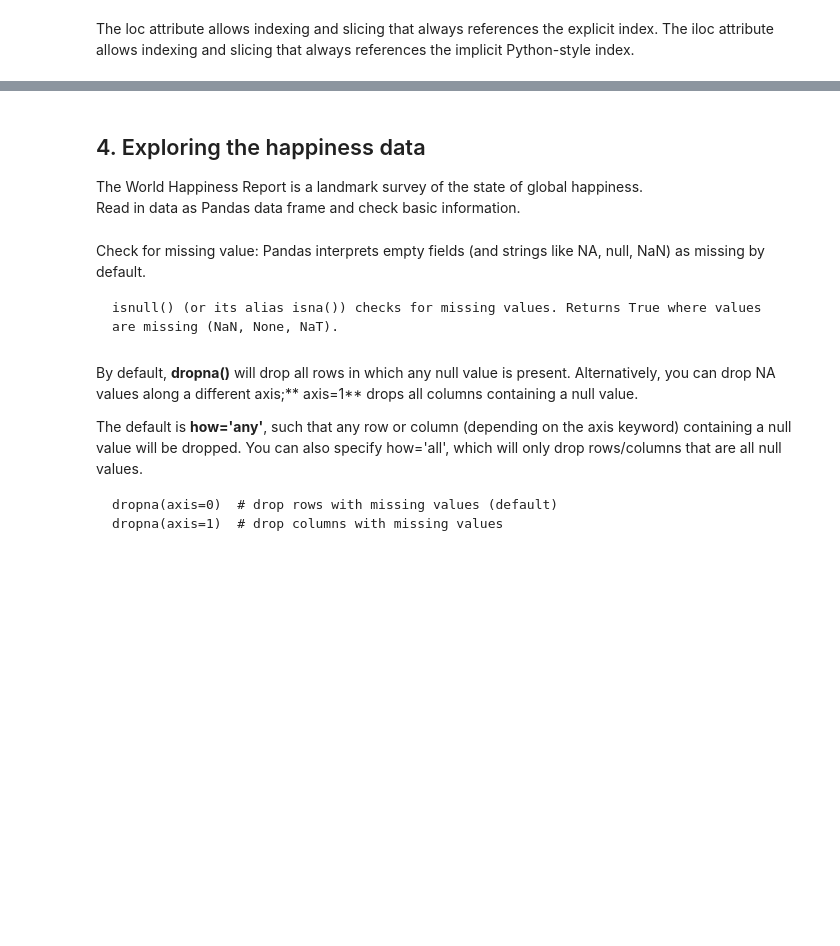
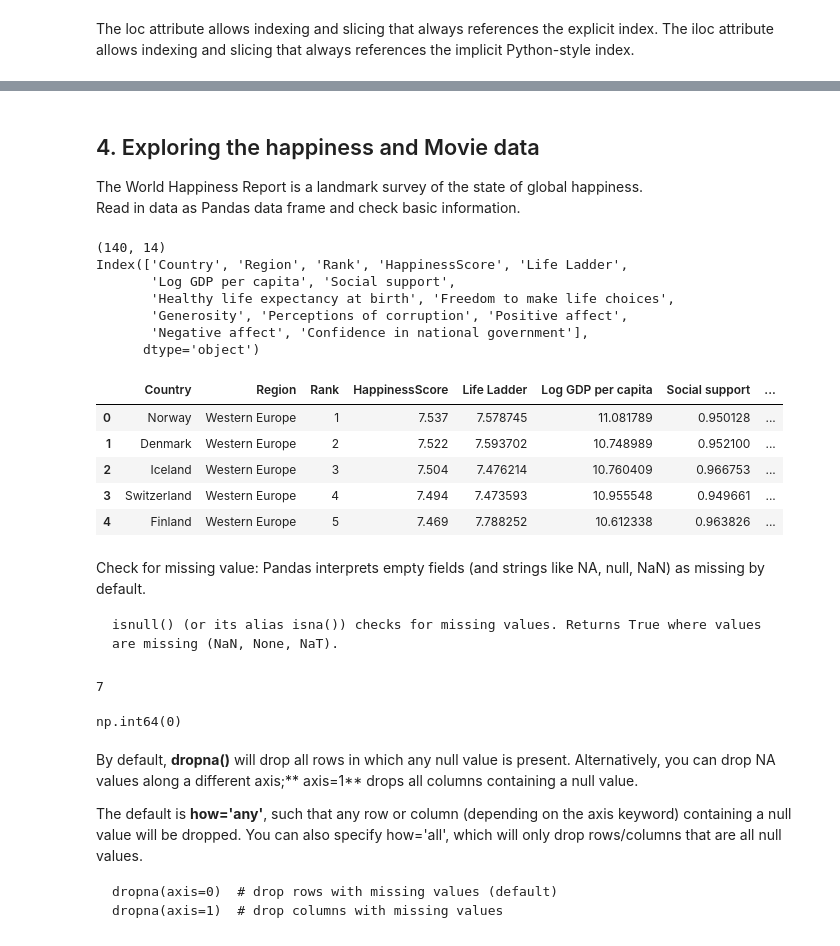
Before and after one commit to adong-hood/cs200, a Jupyter notebook: assignment3_pandas_intro.ipynb, the cells around one changed output, grey strips where cells are left out. Cells and saved outputs as stored; diff of their text form; code cells hidden in the pictures; blank space fills up the shorter version.

````diff
--- a/assignment3_pandas_intro.ipynb
+++ b/assignment3_pandas_intro.ipynb
@@ -186,12 +167,26 @@ Florida     19552860  170312
 # %% [markdown]
-## 4. Exploring the happiness data
+## 4. Exploring the happiness and Movie data
 
 The World Happiness Report is a landmark survey of the state of global happiness. <br>
 Read in data as Pandas data frame and check basic information.
 # %%
 happiness_df = pd.read_csv('http://pluto.hood.edu/~dong/datasets/happiness_2017.csv')
 print(happiness_df.shape)  #- data size in (rows, columns)
 print(happiness_df.columns) #- columns
-happiness_df.head(2) #- show the first two rows.
+happiness_df.head() #- show the first two rows.
+# %% [output]
+(140, 14)
+Index(['Country', 'Region', 'Rank', 'HappinessScore', 'Life Ladder',
+       'Log GDP per capita', 'Social support',
+       'Healthy life expectancy at birth', 'Freedom to make life choices',
+       'Generosity', 'Perceptions of corruption', 'Positive affect',
+       'Negative affect', 'Confidence in national government'],
+      dtype='object')
+|  | Country | Region | Rank | HappinessScore | Life Ladder | Log GDP per capita | Social support | ... |
+| 0 | Norway | Western Europe | 1 | 7.537 | 7.578745 | 11.081789 | 0.950128 | ... |
+| 1 | Denmark | Western Europe | 2 | 7.522 | 7.593702 | 10.748989 | 0.952100 | ... |
+| 2 | Iceland | Western Europe | 3 | 7.504 | 7.476214 | 10.760409 | 0.966753 | ... |
+| 3 | Switzerland | Western Europe | 4 | 7.494 | 7.473593 | 10.955548 | 0.949661 | ... |
+| 4 | Finland | Western Europe | 5 | 7.469 | 7.788252 | 10.612338 | 0.963826 | ... |
 # %%
 happiness_df.describe()  # Generates summary statistics (count, mean, std, min, quartiles, max) for numeric columns
@@ -203,10 +198,13 @@ Check for missing value: Pandas interprets empty fields (and strings like NA, nu
 isnull() (or its alias isna()) checks for missing values. Returns True where values are missing (NaN, None, NaT).
 ```
 # %%
-print(happiness_df.isnull().sum())        # Counts missing (NaN) values in each column
-print(happiness_df.isnull().sum().sum())  # Counts total missing (NaN) values across the entire DataFrame
+# print(happiness_df.isnull().sum())        # Counts missing (NaN) values in each column
+# print(happiness_df.isnull().sum().sum())  # Counts total missing (NaN) values across the entire DataFrame
 print(happiness_df['Log GDP per capita'].isnull().sum()) #- count missing values in a specific column
 happiness_df.loc[0, :].isnull().sum()  #- count missing values in a specific row.
+# %% [output]
+7
+np.int64(0)
 # %% [markdown]
 By default, **dropna()** will drop all rows in which any null value is present. Alternatively, you can drop NA values along a different axis;** axis=1** drops all columns containing a null value.
 
````
Also changed, not shown: parts of 21 cells of this notebook.
